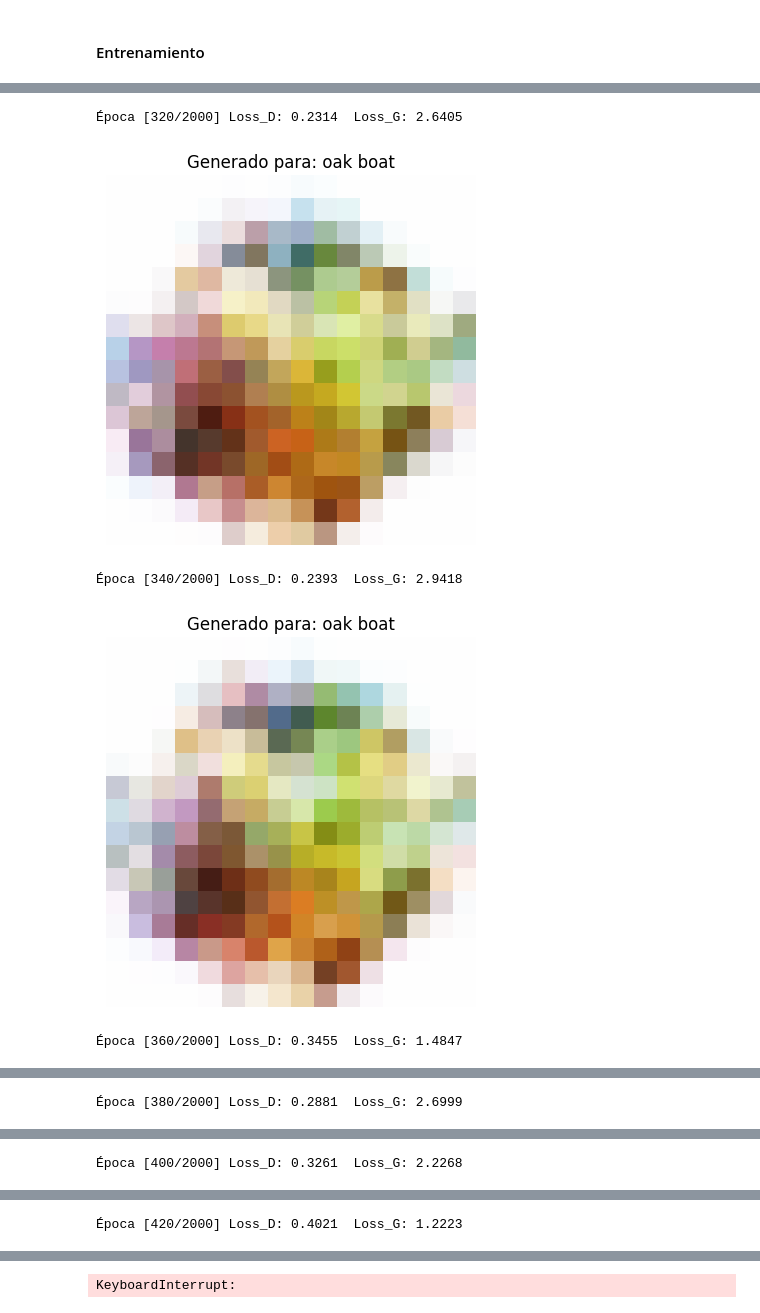
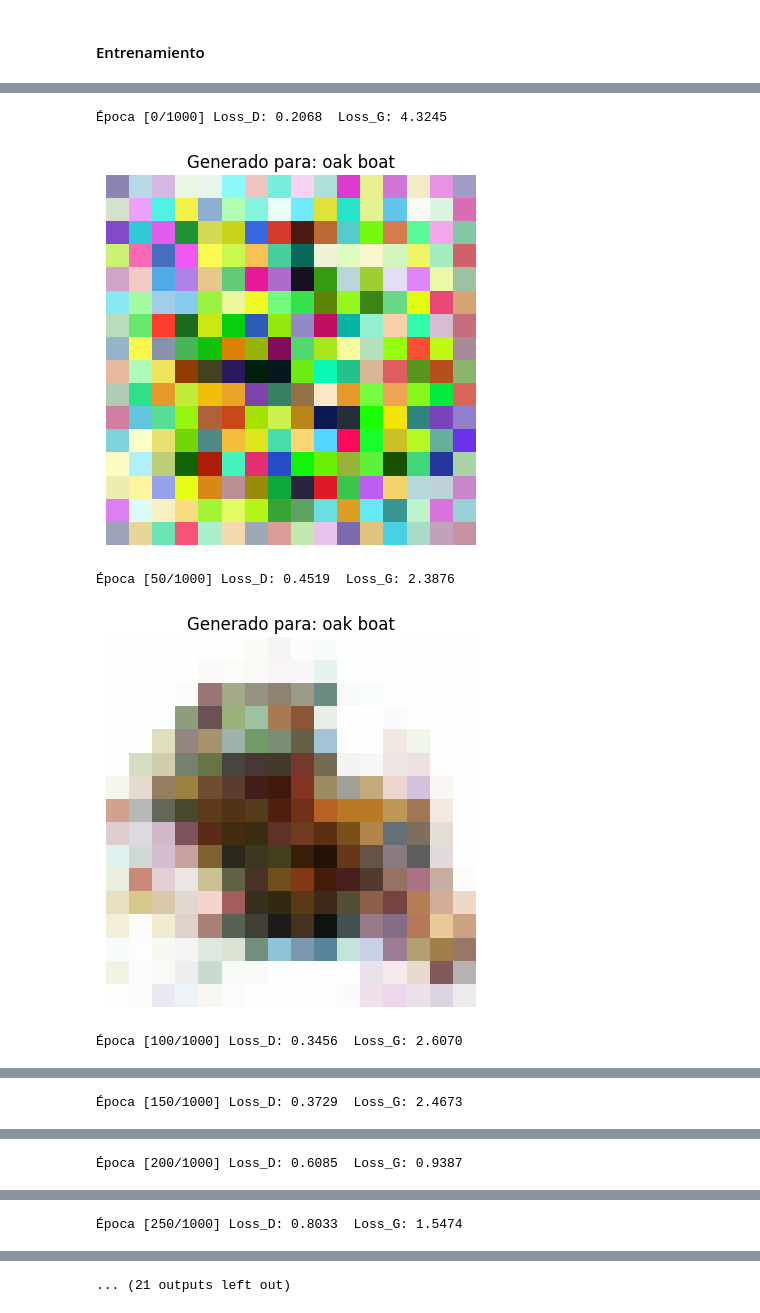
Before and after one commit to Alvarofp537/PCD, a Jupyter notebook: GAN_mine.ipynb, the cells around one changed output, grey strips where cells are left out. Drawn from its saved outputs; the diff is of its cells as text; code cells hidden in the pictures.

```diff
--- a/GAN_mine.ipynb
+++ b/GAN_mine.ipynb
@@ -159,7 +159,7 @@ device = torch.device("cuda" if torch.cuda.is_available() else "cpu")
 batch_size = 32
 nz = 100             # tamaño del vector de ruido
 embed_dim = 100      # dimensión del embedding textual
-num_epochs = 2000
+num_epochs = 1000
 lr = 1e-3
 beta1 = 0.5
 print(device)
@@ -191,5 +191,8 @@ D = Discriminator(embed_dim=embed_dim).to(device)
 
 # Pérdida y optimizadores
 criterion = nn.BCELoss()
+optimizerG = optim.Adam(
+    list(G.parameters()) + list(txt_emb.parameters()),
+    lr=lr, betas=(beta1, 0.999))
+
 optimizerD = optim.Adam(D.parameters(), lr=lr, betas=(beta1, 0.999))
-optimizerG = optim.Adam(G.parameters(), lr=lr, betas=(beta1, 0.999))
@@ -297,7 +201,7 @@ print(" Modelos guardados.")
 for epoch in range(num_epochs):
     for real_imgs, labels in dataloader:
         real_imgs = real_imgs.to(device)
-        cond_emb = text_embedding(labels).to(device)
+        cond_emb = txt_emb(labels).to(device)
         b_size = real_imgs.size(0)
 
         # Etiquetas reales/falsas con label smoothing leve
@@ -327,36 +231,36 @@ for epoch in range(num_epochs):
         # =========================================================
         # (2) Actualizar Generator: maximize log(D(G(z|y)))
         # =========================================================
         G.zero_grad()
         output = D(fake_imgs, cond_emb)
         lossG = criterion(output, real_labels)  # quiere que D piense que son reales
         lossG.backward()
         optimizerG.step()
 
     # =========================================================
     # LOGGING
     # =========================================================
-    if epoch % 20 == 0:
+    if epoch % 50 == 0:
         print(f"Época [{epoch}/{num_epochs}] "
               f"Loss_D: {lossD.item():.4f}  Loss_G: {lossG.item():.4f}")
 
         # Generar una imagen de ejemplo condicional
         test_prompt = "oak boat"
         test_emb = txt_emb([test_prompt]).to(device)
         z = torch.randn(1, nz, device=device)
         fake_test = G(z, test_emb).detach().cpu()
 
         import matplotlib.pyplot as plt
         import torchvision.transforms.functional as TF
 
         img_vis = (fake_test[0] * 0.5 + 0.5).clamp(0, 1)
         plt.imshow(TF.to_pil_image(img_vis))
         plt.title(f"Generado para: {test_prompt}")
         plt.axis("off")
         plt.show()
 # %% [output]
-Época [320/2000] Loss_D: 0.2314  Loss_G: 2.6405
+Época [0/1000] Loss_D: 0.2068  Loss_G: 4.3245
-[figure, old version]
+[figure, new version]
-Época [340/2000] Loss_D: 0.2393  Loss_G: 2.9418
+Época [50/1000] Loss_D: 0.4519  Loss_G: 2.3876
-[figure, old version]
+[figure, new version]
-Época [360/2000] Loss_D: 0.3455  Loss_G: 1.4847
+Época [100/1000] Loss_D: 0.3456  Loss_G: 2.6070
@@ -364 +268 @@ for epoch in range(num_epochs):
-Época [380/2000] Loss_D: 0.2881  Loss_G: 2.6999
+Época [150/1000] Loss_D: 0.3729  Loss_G: 2.4673
@@ -366 +270 @@ for epoch in range(num_epochs):
-Época [400/2000] Loss_D: 0.3261  Loss_G: 2.2268
+Época [200/1000] Loss_D: 0.6085  Loss_G: 0.9387
@@ -368 +272 @@ for epoch in range(num_epochs):
-Época [420/2000] Loss_D: 0.4021  Loss_G: 1.2223
+Época [250/1000] Loss_D: 0.8033  Loss_G: 1.5474
@@ -370 +274 @@ for epoch in range(num_epochs):
-KeyboardInterrupt:
+... (21 outputs left out)
```
Also changed, not shown: parts of 5 cells of this notebook.
